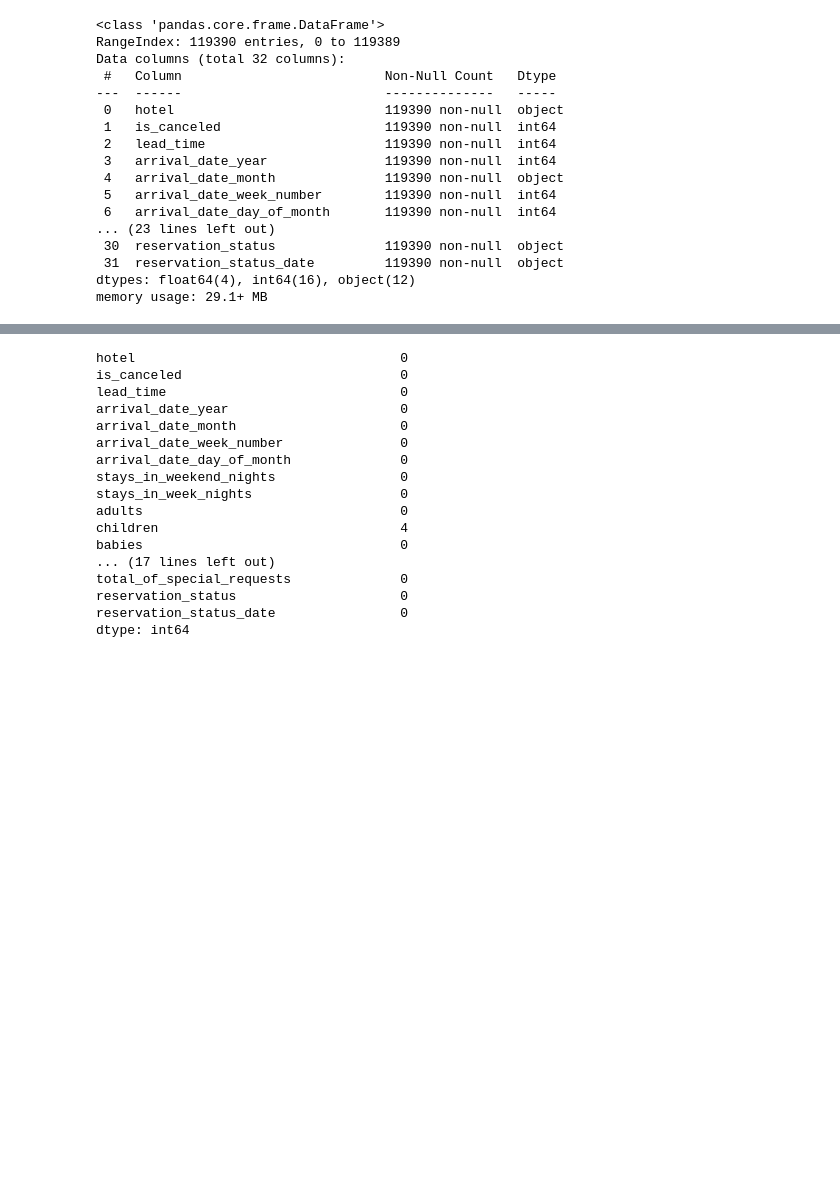
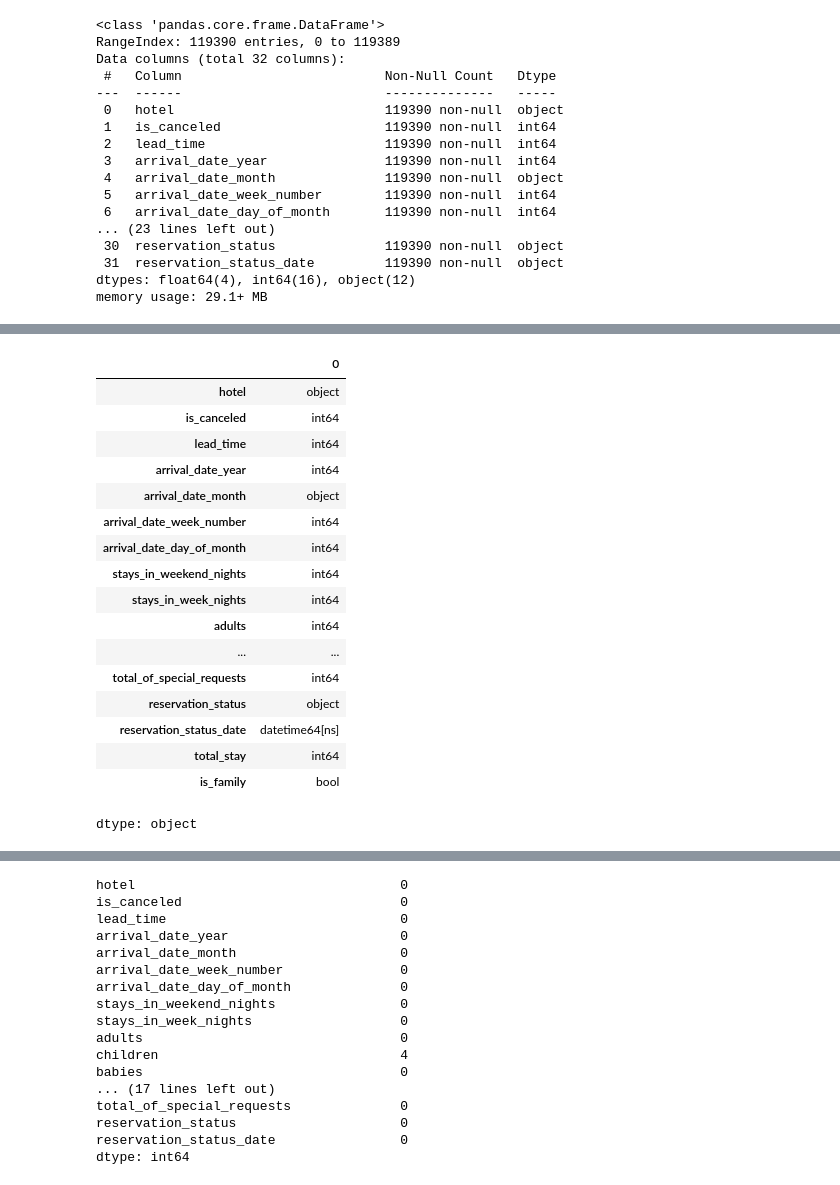
Before and after one commit to omaryassenkasseb-blip/gtc-ml-project1-hotel-bookings, a Jupyter notebook: Untitled2.ipynb, the cells around one changed output, grey strips where cells are left out. Saved outputs shown, nothing was run; the diff lists cells and outputs as text; code cells hidden in the pictures; blank space fills up the shorter version.

```diff
--- a/Untitled2.ipynb
+++ b/Untitled2.ipynb
@@ -65,0 +80,21 @@ memory usage: 29.1+ MB
+# %%
+df.dtypes
+# %% [output]
+|  | 0 |
+| hotel | object |
+| is_canceled | int64 |
+| lead_time | int64 |
+| arrival_date_year | int64 |
+| arrival_date_month | object |
+| arrival_date_week_number | int64 |
+| arrival_date_day_of_month | int64 |
+| stays_in_weekend_nights | int64 |
+| stays_in_week_nights | int64 |
+| adults | int64 |
+| ... | ... |
+| total_of_special_requests | int64 |
+| reservation_status | object |
+| reservation_status_date | datetime64[ns] |
+| total_stay | int64 |
+| is_family | bool |
+dtype: object
```
Also changed, not shown: parts of 7 cells of this notebook.
